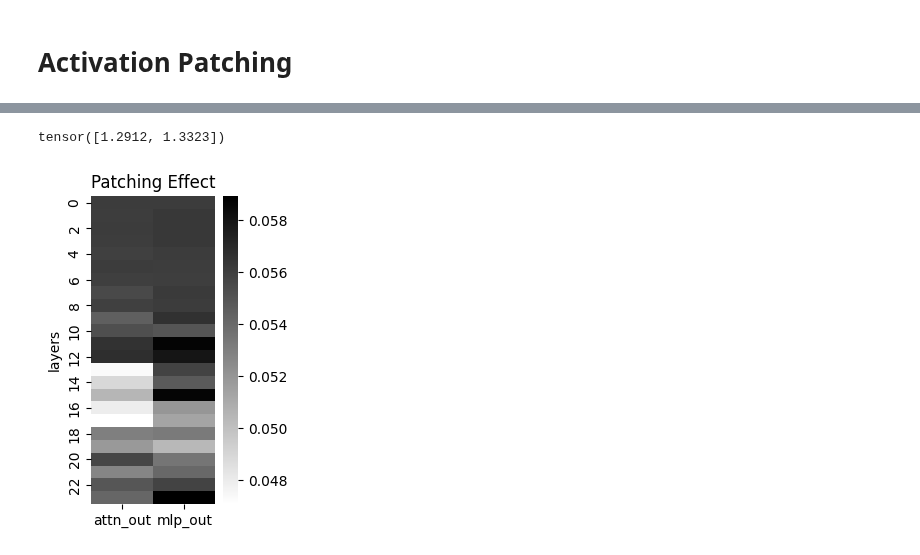
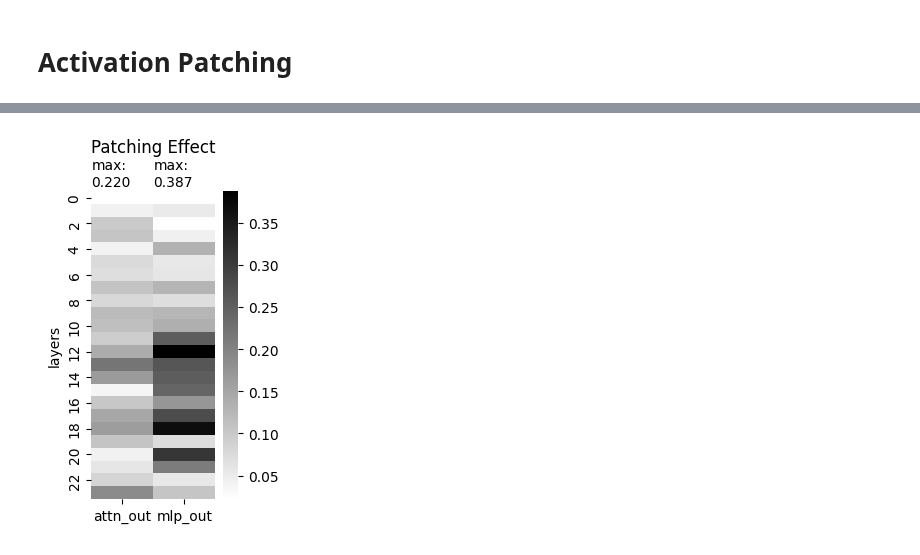
Before and after one commit to kdu4108/measureLM, a Jupyter notebook: notebooks/activation patching/activation patching.ipynb, the cells around one changed output, grey strips where cells are left out. Cells and saved outputs as stored; diff of their text form; code cells hidden in the pictures.

Commit message:
activation patching now working

```diff
--- a/notebooks/activation patching/activation patching.ipynb
+++ b/notebooks/activation patching/activation patching.ipynb
@@ -46,7 +47,10 @@ def construct_bias_context_pairs(df, pair_type="bias"):
     print(f"pair_type: {pair_type} --> {len(ent1_ent2_pairs)} data points")
     return ent1_ent2_pairs
 
-df = synth_data.load_synth_data(n=2, seed=1)
-prompt_pairs = construct_bias_context_pairs(df, pair_type="context")
+scales = ["friendly", "hostile"]
+scale_idx = measuring.get_logit_indices(scales, model)
+
+df = synth_data.load_synth_data(n=3, seed=10)
+prompt_pairs = construct_bias_context_pairs(df, pair_type="bias")
 prompt_pairs
 # %% [output]
@@ -109,39 +128,47 @@ To disable this warning, you can either:
 # %%
 def run_patching_loop(model, prompt_pairs, scale_idx):
 
-    effect_strengths, vector_directions = [],[]
+    all_vector_scale, all_vector_dir = [],[]
     for (prompt_1, prompt_2) in tqdm(prompt_pairs, position=0):
 
-        logits, activs = measuring.prompt_with_cache(model,prompt_1,logit_idx=scale_idx)
-        effect_strength, vector_direction = patch_activs(model,old_logits=logits,old_activs=activs,new_prompt=prompt_2,logit_idx=scale_idx)
+        old_logits, old_activs = measuring.prompt_with_cache(model,prompt_1,logit_idx=scale_idx)
+        new_logits, new_activs = measuring.prompt_with_cache(model,prompt_2,logit_idx=scale_idx)
+        vector_scale, vector_dir = patch_activs(model, old_logits, new_logits, new_activs, prompt_1, scale_idx)
 
-        effect_strengths.append(effect_strength)
-        vector_directions.append(vector_direction)
+        all_vector_scale.append(vector_scale)
+        all_vector_dir.append(vector_dir)
 
-    vector_scale = torch.stack(effect_strengths).detach() ## shape: prompt, layers, att vs mlp
-    vector_dir = torch.stack(vector_directions).detach() ## shape: prompt, new vs old, layers, att vs mlp, emb dim
+    vector_scale = torch.stack(all_vector_scale).detach() ## shape: prompt, layers, att vs mlp
+    vector_scale = vector_scale.mean(0)
+    vector_dir = torch.stack(all_vector_dir).detach() ## shape: prompt, new vs old, layers, att vs mlp, emb dim
     return vector_scale, vector_dir
 
 vector_scale, vector_dir = run_patching_loop(model, prompt_pairs, scale_idx)
 # %%
+import matplotlib.pyplot as plt
+import matplotlib as mpl
+import seaborn as sns
+import numpy as np
+
+
 import matplotlib.pyplot as plt
 import matplotlib as mpl
 import seaborn as sns
 import numpy as np
 
 
 def plot_heatmap(array, title='', xticklabels=["attn_out", "mlp_out"], cmap="binary"):
     titlefont, labelsize=12, 10
     fig, ax = plt.subplots(1, 1, figsize=(2, 4), gridspec_kw={'hspace': 0.4})
     ax = sns.heatmap(array, cmap=mpl.colormaps[cmap], xticklabels=xticklabels, square=False)
-    ax.set_title(title, fontsize=titlefont, color="black", loc='center')
+    ax.set_title(title, fontsize=titlefont, color="black", loc='center',  y=1.1)
     ax.set_ylabel('layers', fontsize=labelsize)
+
+    mean_effect = list(map(lambda x: "%.3f" % x, list(array.max(0))))
+    for i, x_tick_label in enumerate(ax.get_xticklabels()):
+        ax.text(x_tick_label.get_position()[0]-0.5, -0.2, f"max:\n{mean_effect[i]}", fontsize=labelsize, color="black", verticalalignment='bottom')
     plt.show()
 
-
-patching_effect = vector_scale.cpu().mean(0)
-print(patching_effect.sum(0))
-plot_heatmap(patching_effect.numpy(), title='Patching Effect', cmap="binary")
+plot_heatmap(vector_scale.cpu().numpy(), title='Patching Effect', cmap="binary")
 # %% [output]
-tensor([1.2912, 1.3323])
-[figure, old version]
+[figure, new version]
```
Also changed, not shown: parts of 11 cells of this notebook, 3 other files.
